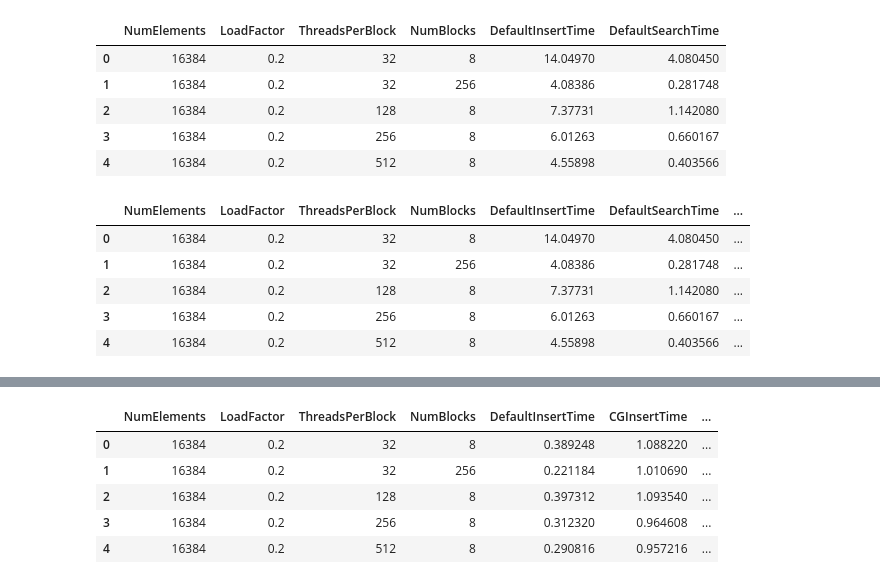
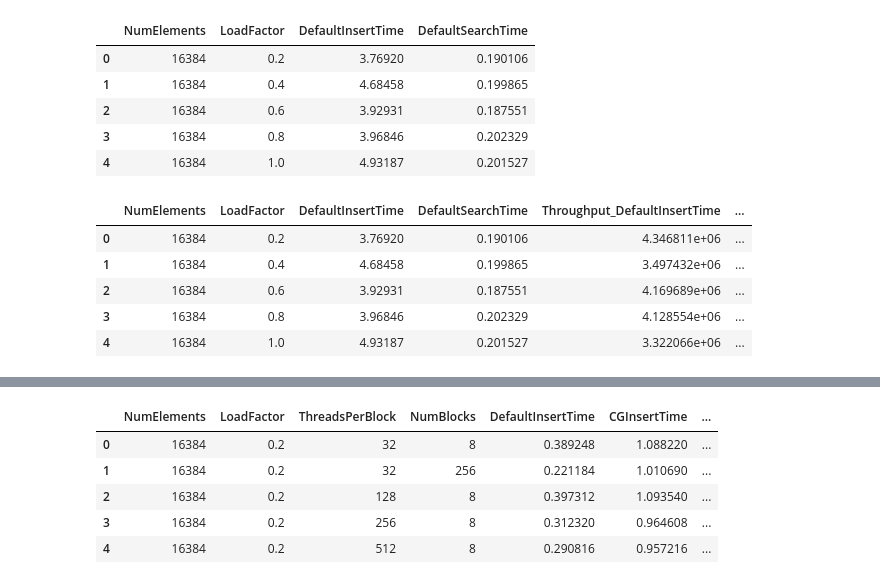
Before and after one commit to sandeepnmenon/gpu_datastructures, a Jupyter notebook: basics/visualize_results.ipynb, the cells around one changed output, grey strips where cells are left out. Saved outputs shown, nothing was run; the diff lists cells and outputs as text; code cells hidden in the pictures.

```diff
--- a/basics/visualize_results.ipynb
+++ b/basics/visualize_results.ipynb
@@ -5,16 +5,16 @@ import pandas as pd
 
 %matplotlib inline
 # %%
-kokkos_benchmark_file = "/mnt/d/Downloads/benchmark_results_kokkos.csv"
+kokkos_benchmark_file = "/mnt/d/Downloads/benchmark_results_kokkos_2.csv"
 kokkos_data = pd.read_csv(kokkos_benchmark_file, sep=',', header=0)
 kokkos_data.head()
 # %% [output]
-|  | NumElements | LoadFactor | ThreadsPerBlock | NumBlocks | DefaultInsertTime | DefaultSearchTime |
-| 0 | 16384 | 0.2 | 32 | 8 | 14.04970 | 4.080450 |
-| 1 | 16384 | 0.2 | 32 | 256 | 4.08386 | 0.281748 |
-| 2 | 16384 | 0.2 | 128 | 8 | 7.37731 | 1.142080 |
-| 3 | 16384 | 0.2 | 256 | 8 | 6.01263 | 0.660167 |
-| 4 | 16384 | 0.2 | 512 | 8 | 4.55898 | 0.403566 |
+|  | NumElements | LoadFactor | DefaultInsertTime | DefaultSearchTime |
+| 0 | 16384 | 0.2 | 3.76920 | 0.190106 |
+| 1 | 16384 | 0.4 | 4.68458 | 0.199865 |
+| 2 | 16384 | 0.6 | 3.92931 | 0.187551 |
+| 3 | 16384 | 0.8 | 3.96846 | 0.202329 |
+| 4 | 16384 | 1.0 | 4.93187 | 0.201527 |
 # %%
 
 for column in kokkos_data.columns:
@@ -24,9 +24,9 @@ for column in kokkos_data.columns:
 
 kokkos_data.head()
 # %% [output]
-|  | NumElements | LoadFactor | ThreadsPerBlock | NumBlocks | DefaultInsertTime | DefaultSearchTime | ... |
-| 0 | 16384 | 0.2 | 32 | 8 | 14.04970 | 4.080450 | ... |
-| 1 | 16384 | 0.2 | 32 | 256 | 4.08386 | 0.281748 | ... |
-| 2 | 16384 | 0.2 | 128 | 8 | 7.37731 | 1.142080 | ... |
-| 3 | 16384 | 0.2 | 256 | 8 | 6.01263 | 0.660167 | ... |
-| 4 | 16384 | 0.2 | 512 | 8 | 4.55898 | 0.403566 | ... |
+|  | NumElements | LoadFactor | DefaultInsertTime | DefaultSearchTime | Throughput_DefaultInsertTime | ... |
+| 0 | 16384 | 0.2 | 3.76920 | 0.190106 | 4.346811e+06 | ... |
+| 1 | 16384 | 0.4 | 4.68458 | 0.199865 | 3.497432e+06 | ... |
+| 2 | 16384 | 0.6 | 3.92931 | 0.187551 | 4.169689e+06 | ... |
+| 3 | 16384 | 0.8 | 3.96846 | 0.202329 | 4.128554e+06 | ... |
+| 4 | 16384 | 1.0 | 4.93187 | 0.201527 | 3.322066e+06 | ... |
```
Also changed, not shown: parts of 9 cells of this notebook, 1 other file.
